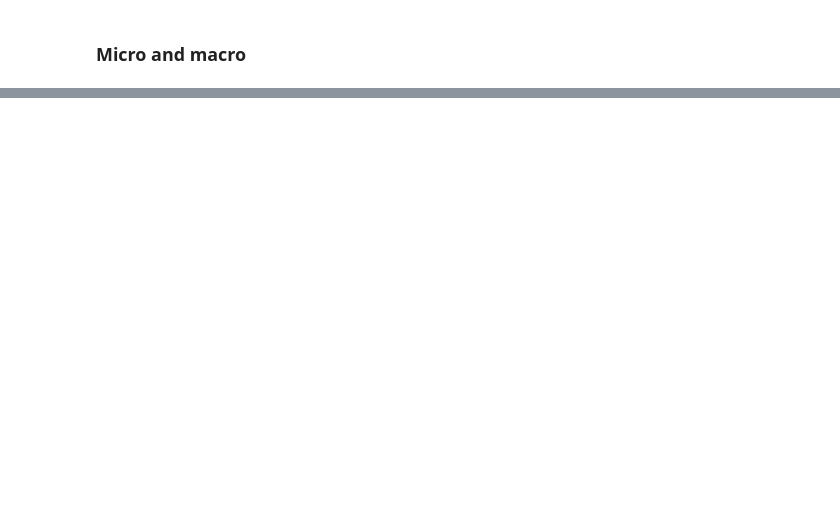
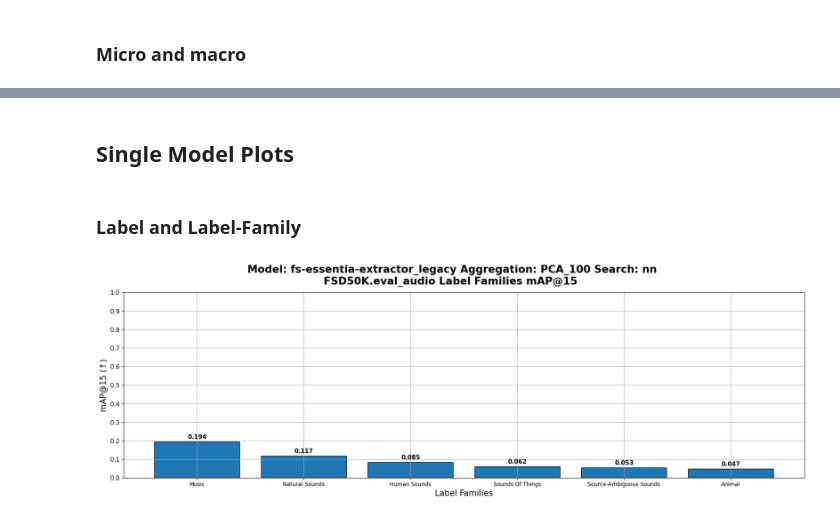
Before and after one commit to raraz15/semantic-sound-similarity, a Jupyter notebook: code/notebooks/metrics_plot.ipynb, the cells around one changed output, grey strips where cells are left out. Cells and saved outputs as stored; diff of their text form; code cells hidden in the pictures; blank space fills up the shorter version.

```diff
--- a/code/notebooks/metrics_plot.ipynb
+++ b/code/notebooks/metrics_plot.ipynb
@@ -63,5 +58,0 @@ Saving figure to /home/roguz/freesound/freesound-perceptual_similarity/data/figu
-# %%
-for model in models:
-    save_dir = os.path.join(FIGURES_DIR, "best_embeddings", model[0], model[1], model[2])
-    plot_label_based_map_at_15(model, save_fig=True, save_dir=save_dir)
-    plot_family_based_map_at_15(model, save_fig=True, save_dir=save_dir)
@@ -121,0 +72,13 @@ Saving figure to /home/roguz/freesound/freesound-perceptual_similarity/data/figu
+# %% [markdown]
+## Single Model Plots
+# %% [markdown]
+### Label and Label-Family
+# %%
+save = False
+for model in models:
+    save_dir = os.path.join(FIGURES_DIR, "best_embeddings", model[0], model[1], model[2])
+    #plot_label_based_map_at_15(model, save_fig=save, save_dir=save_dir)
+    plot_family_based_map_at_15(model, save_fig=save, save_dir=save_dir)
+    break
+# %% [output]
+[figure, added]
```
Also changed, not shown: parts of 16 cells of this notebook, 2 other files.
